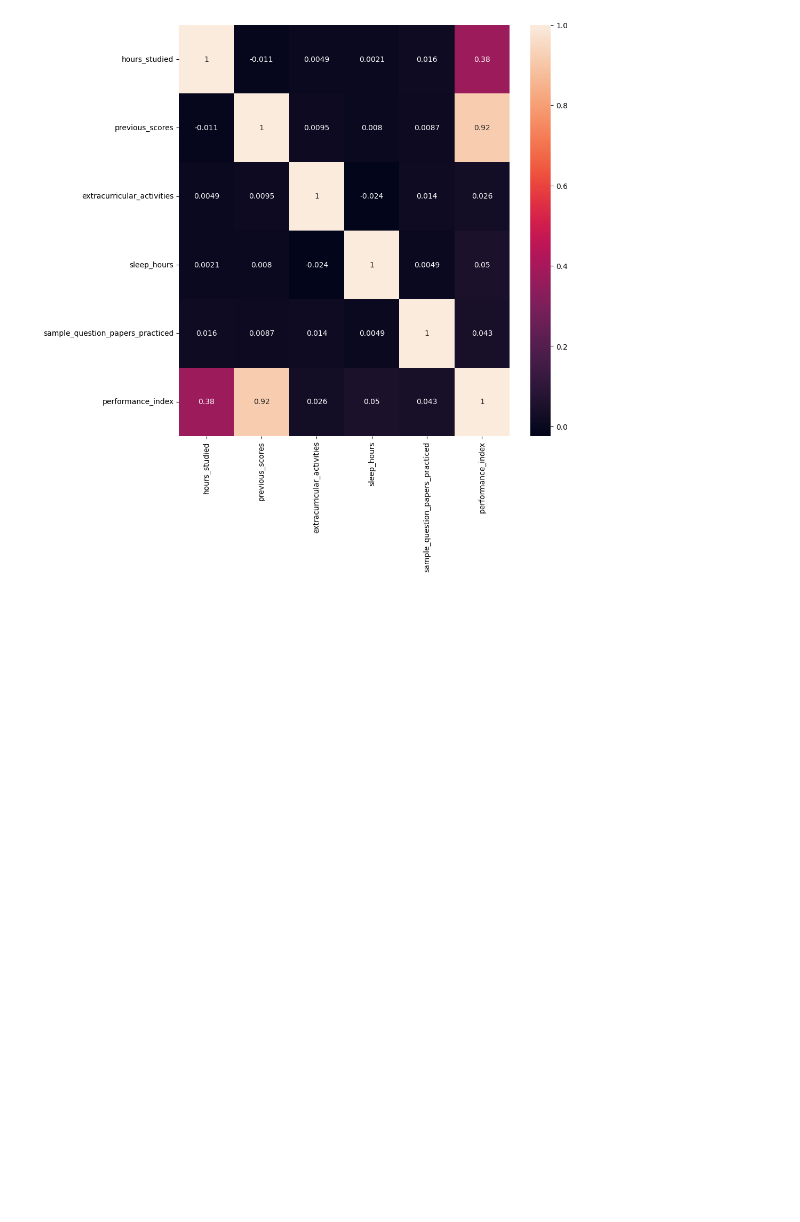
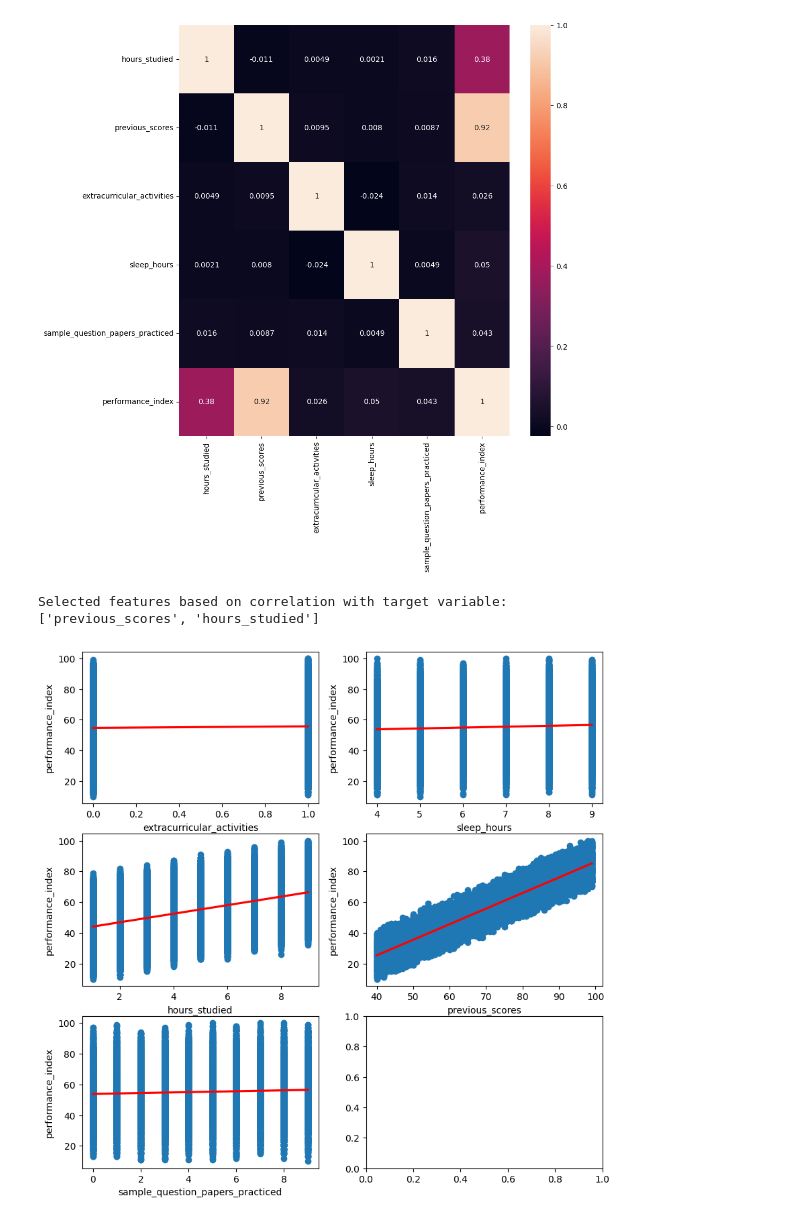
Before and after one commit to Marwan051/final_regression_project, a Jupyter notebook: final.ipynb, the cells around one changed output. Cells and saved outputs as stored; diff of their text form; code cells hidden in the pictures; blank space fills up the shorter version.

```diff
--- a/final.ipynb
+++ b/final.ipynb
@@ -122,3 +138,43 @@ sns.heatmap(df.corr(),annot = True)
 plt.show()
 # %% [output]
 [figure]
+# %%
+correlation_with_target = df.drop('performance_index', axis=1).apply(lambda x: x.corr(df['performance_index']))
+
+correlation_with_target = correlation_with_target.abs().sort_values(ascending=False)
+
+selected_features_correlation = correlation_with_target[correlation_with_target >= 0.2].index.tolist()
+
+print("Selected features based on correlation with target variable:")
+print(selected_features_correlation)
+# %% [output]
+Selected features based on correlation with target variable:
+['previous_scores', 'hours_studied']
+# %%
+#Plots to show the linear relashionship between radius_mean and redundannt features
+fig,ax = plt.subplots(3,2,figsize = (10,10))
+
+ax[0,0].scatter(df['extracurricular_activities'],df["performance_index"])
+ax[0,0].set_xlabel('extracurricular_activities')
+sns.regplot(x='extracurricular_activities',y='performance_index',data=df,ax=ax[0,0],color='r',scatter=False)
+
+ax[0,1].scatter(df['sleep_hours'],df["performance_index"])
+ax[0,1].set_xlabel('sleep_hours')
+sns.regplot(x='sleep_hours',y='performance_index',data=df,ax=ax[0,1],color='r',scatter=False)
+
+ax[1,0].scatter(df['hours_studied'],df["performance_index"])
+ax[1,0].set_xlabel('hours_studied')
+sns.regplot(x='hours_studied',y='performance_index',data=df,ax=ax[1,0],color='r',scatter=False)
+
+ax[1,1].scatter(df['previous_scores'],df["performance_index"])
+ax[1,1].set_xlabel('previous_scores')
+sns.regplot(x='previous_scores',y='performance_index',data=df,ax=ax[1,1],color='r',scatter=False)
+
+ax[2,0].scatter(df['sample_question_papers_practiced'],df["performance_index"])
+ax[2,0].set_xlabel('sample_question_papers_practiced')
+sns.regplot(x='sample_question_papers_practiced',y='performance_index',data=df,ax=ax[2,0],color='r',scatter=False)
+
+
+plt.show()
+# %% [output]
+[figure, added]
```
Also changed, not shown: parts of 25 cells of this notebook, 2 other files.
